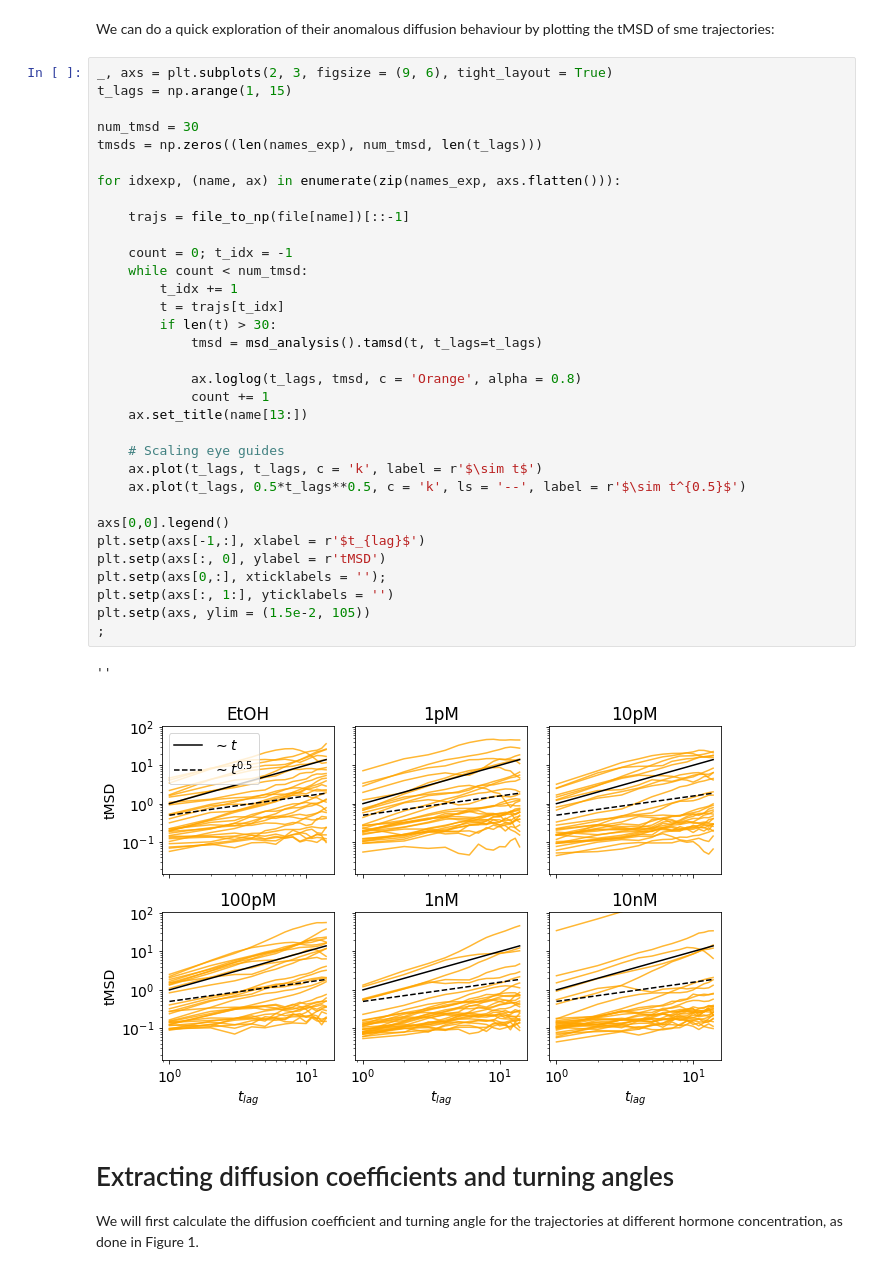
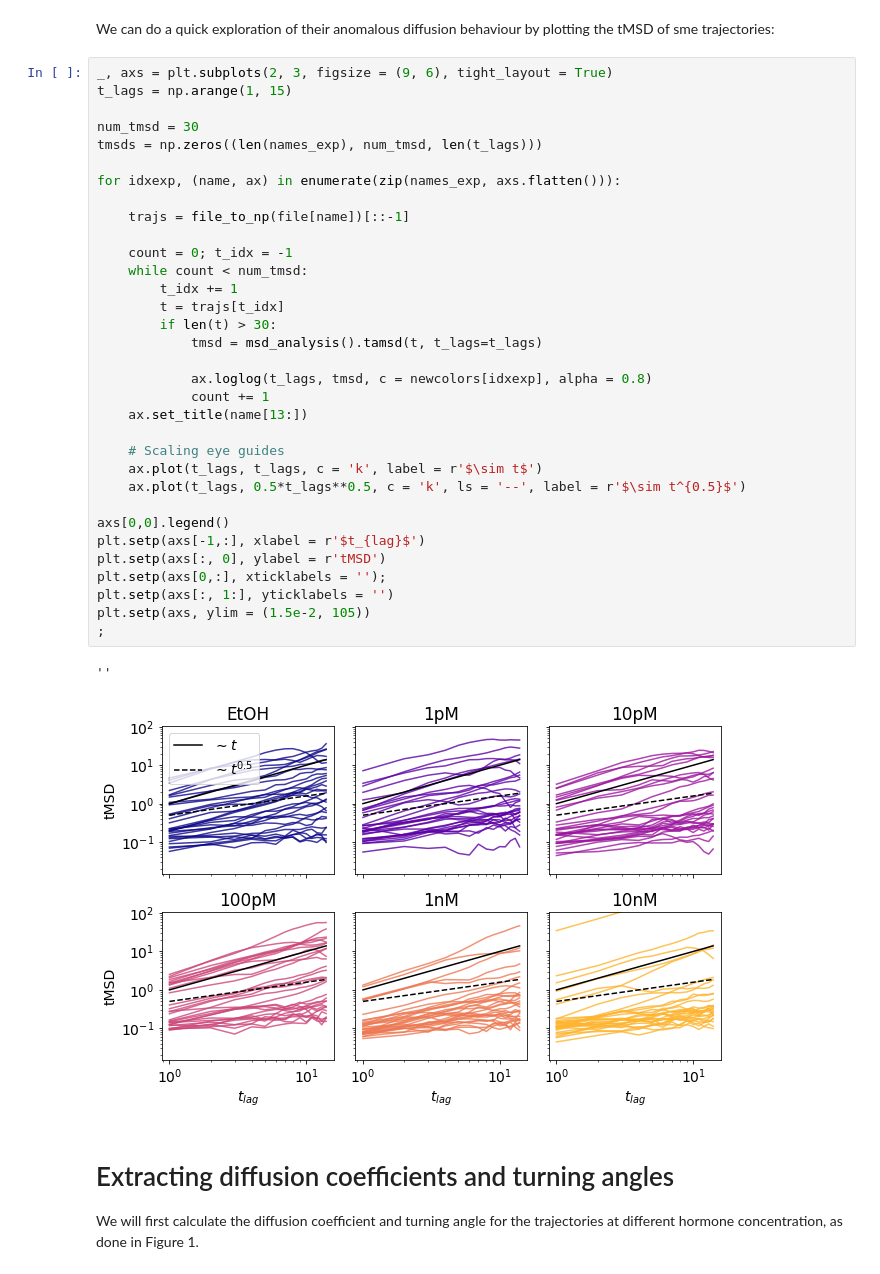
Before and after one commit to gorkamunoz/stochastic_unbinding_droplets, a Jupyter notebook: trajectory_analysis.ipynb, the cells around one changed output. Saved outputs shown, nothing was run; the diff lists cells and outputs as text.

```diff
--- a/trajectory_analysis.ipynb
+++ b/trajectory_analysis.ipynb
@@ -46,35 +45,35 @@ t_lags = np.arange(1, 15)
 num_tmsd = 30
 tmsds = np.zeros((len(names_exp), num_tmsd, len(t_lags)))
 
 for idxexp, (name, ax) in enumerate(zip(names_exp, axs.flatten())):
 
     trajs = file_to_np(file[name])[::-1]
 
     count = 0; t_idx = -1
     while count < num_tmsd:
         t_idx += 1
         t = trajs[t_idx]
         if len(t) > 30:
             tmsd = msd_analysis().tamsd(t, t_lags=t_lags)
 
-            ax.loglog(t_lags, tmsd, c = 'Orange', alpha = 0.8)
+            ax.loglog(t_lags, tmsd, c = newcolors[idxexp], alpha = 0.8)
             count += 1
     ax.set_title(name[13:])
 
     # Scaling eye guides
     ax.plot(t_lags, t_lags, c = 'k', label = r'$\sim t$')
     ax.plot(t_lags, 0.5*t_lags**0.5, c = 'k', ls = '--', label = r'$\sim t^{0.5}$')
 
 axs[0,0].legend()
 plt.setp(axs[-1,:], xlabel = r'$t_{lag}$')
 plt.setp(axs[:, 0], ylabel = r'tMSD')
 plt.setp(axs[0,:], xticklabels = '');
 plt.setp(axs[:, 1:], yticklabels = '')
 plt.setp(axs, ylim = (1.5e-2, 105))
 ;
 # %% [output]
 ''
-[figure, old version]
+[figure, new version]
 # %% [markdown]
 # Extracting diffusion coefficients and turning angles
 We will first calculate the diffusion coefficient and turning angle for the trajectories at different hormone concentration, as done in Figure 1.
```
Also changed, not shown: parts of 1 cell of this notebook, 2 other files.
